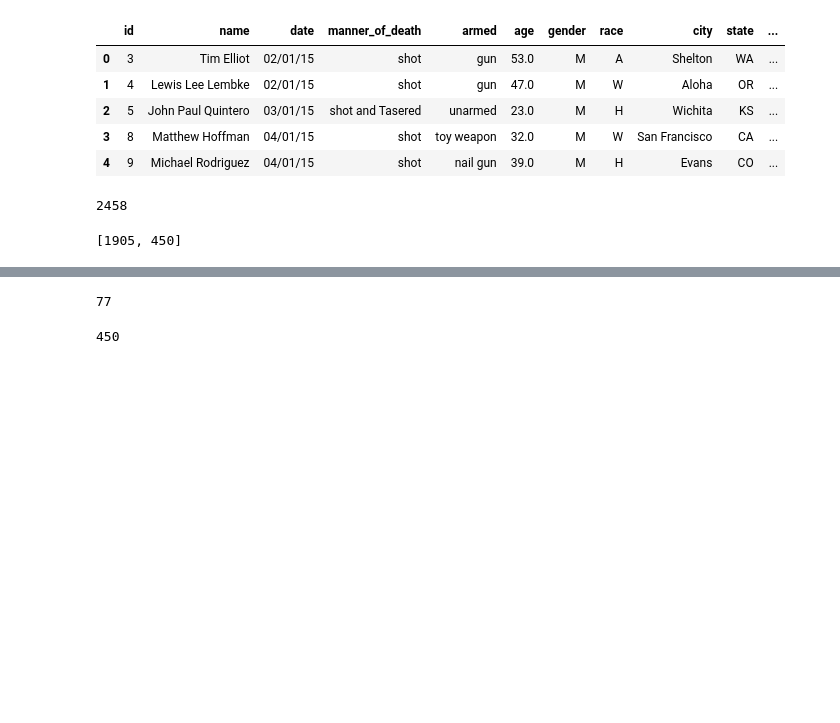
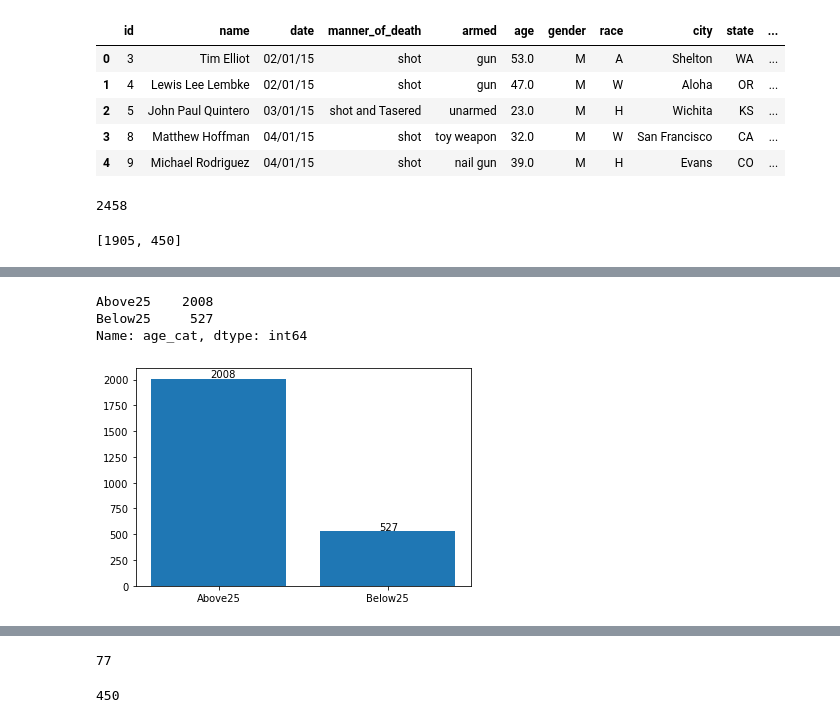
Before and after one commit to yasir5008/DS_-_ITF_Just_Working_Directory, a Jupyter notebook: DS_projects/DS_Assignments/DVwPY_Assignment_1_student.ipynb, the cells around one changed output, grey strips where cells are left out. Saved outputs shown, nothing was run; the diff lists cells and outputs as text; code cells hidden in the pictures; blank space fills up the shorter version.

```diff
--- a/DS_projects/DS_Assignments/DVwPY_Assignment_1_student.ipynb
+++ b/DS_projects/DS_Assignments/DVwPY_Assignment_1_student.ipynb
@@ -140,3 +161,7 @@ age_cat = [(kill.age[kill.age>25].count()),(kill.age[kill.age<25].count())]
 age_cat
 # %% [output]
 [1905, 450]
+# %%
+kill['age_cat'] = kill.age.apply(lambda x : 'Above25' if x >=25 else 'Below25')
+# %%
+age_class = kill.age_cat.value_counts()
@@ -142,0 +183,14 @@ age_cat
+# %%
+age_class
+# %% [output]
+Above25    2008
+Below25     527
+Name: age_cat, dtype: int64
+# %%
+fig, ax = plt.subplots()
+ax.bar(age_class.index,height= age_class.values)
+
+for p in ax.patches :
+    ax.annotate((p.get_height()),(p.get_x()+0.35, p.get_height()+15))
+# %% [output]
+[figure, added]
```
Also changed, not shown: parts of 5 cells of this notebook.
